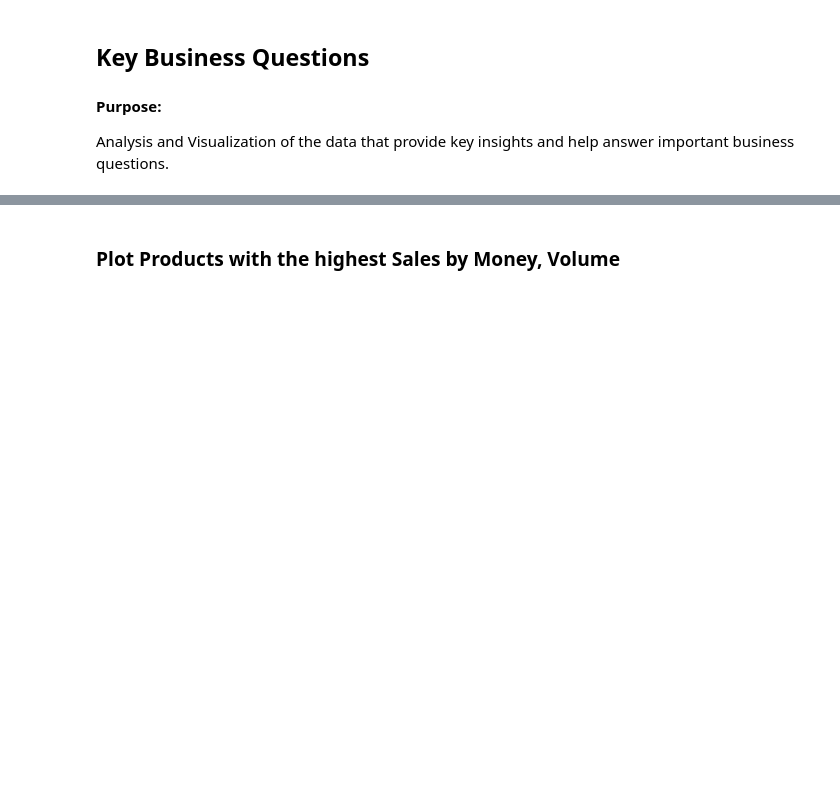
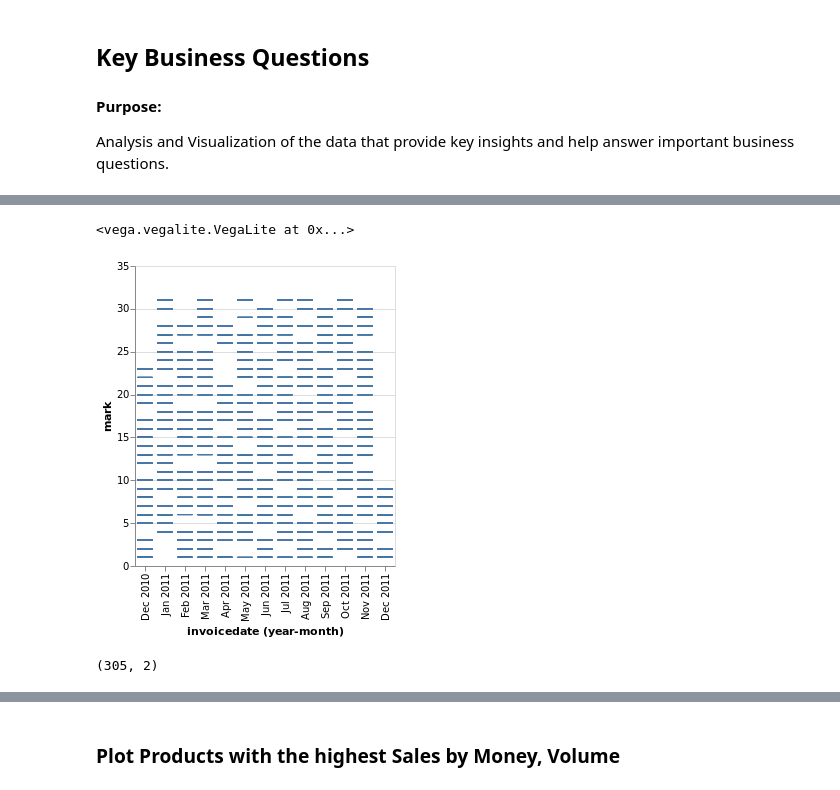
Before and after one commit to salbaroudi/MarketBasketAnalysis, a Jupyter notebook: RetailStoreDataAnalysis.ipynb, the cells around one changed output, grey strips where cells are left out. Saved outputs shown, nothing was run; the diff lists cells and outputs as text; code cells hidden in the pictures; blank space fills up the shorter version.

```diff
--- a/RetailStoreDataAnalysis.ipynb
+++ b/RetailStoreDataAnalysis.ipynb
@@ -6,0 +123,12 @@ Analysis and Visualization of the data that provide key insights and help answer
+# %%
+#Do we have any missing timeline data?
+#Lets see the overall spacing of the dates, using a strip plot
+#Fixing JSON date not serializable error:
+#https://stackoverflow.com/questions/50404559/python-error-typeerror-object-of-type-timestamp-is-not-json-serializable
+#We actually need strings for the JSON parser to work! Not python time objects!
+
+holddates = dfOR["invoicedate"].astype("str",copy=True)
+timeDF = pd.DataFrame({"mark":dfOR["invoicedate"].apply(lambda x: x.day),
+                       "invoicedate":holddates })
+timeDF.drop_duplicates(inplace=True)
+timeDF.shape
@@ -6,0 +157,23 @@ Analysis and Visualization of the data that provide key insights and help answer
+# %%
+#So we see that
+stripChart = alt.Chart(timeDF).mark_tick().encode(
+alt.X("yearmonth(invoicedate):O"),
+alt.Y("mark:Q"))
+stripChart
+# %% [output]
+<vega.vegalite.VegaLite at 0x...>
+[figure, added]
+# %%
+#Lets make another chart that represents time. We will use a heatmap in Altair
+
+holddates = dfOR["invoicedate"].astype("str",copy=True)
+timeDF = pd.DataFrame({"mark":dfOR["invoicedate"].apply(lambda x: x.day),
+                       "invoicedate":holddates })
+
+timeDF["invoicedate"] = dfOR["invoicedate"].apply(lambda x: str(x.year) + "-" + str(x.month) + "-" + str(x.day))
+
+timeGroup = timeDF.groupby("invoicedate",as_index=False).count() #Should return a dataframe
+
+timeGroup.shape
+# %% [output]
+(305, 2)
```
Also changed, not shown: parts of 28 cells of this notebook, 1 other file.
